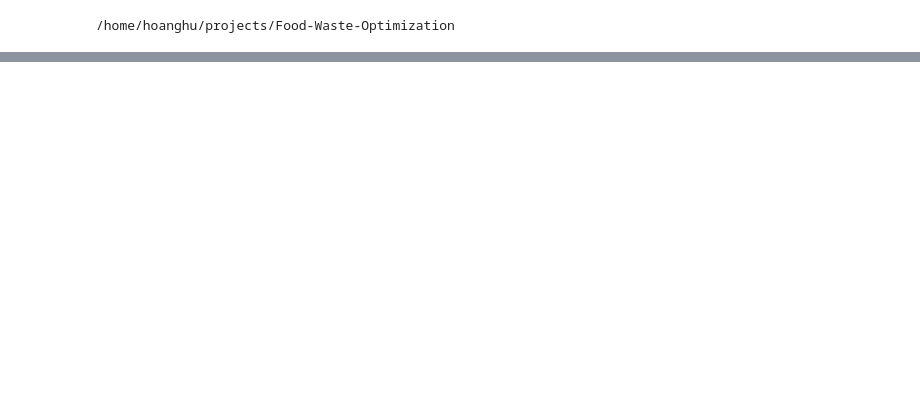
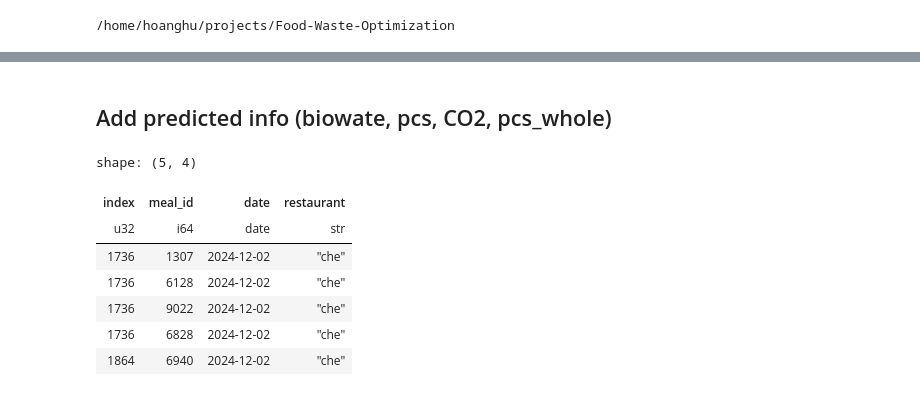
Before and after one commit to Food-Waste-Optimization/Food-Waste-Optimization, a Jupyter notebook: notebooks/phase_4/3_recommend_menus/3_recommend_menus.ipynb, the cells around one changed output, grey strips where cells are left out. Saved outputs shown, nothing was run; the diff lists cells and outputs as text; code cells hidden in the pictures; blank space fills up the shorter version.

```diff
--- a/notebooks/phase_4/3_recommend_menus/3_recommend_menus.ipynb
+++ b/notebooks/phase_4/3_recommend_menus/3_recommend_menus.ipynb
@@ -292,0 +124,20 @@ only showing top 20 rows
+# %%
+def _to_list(list1: list, list2: list):
+    return [(*x, *y) for (x, y) in product(list1, list2)]
+list_combos = []
+
+# Create combo with 2 vegan and 1 nonvegan
+list_combos.extend(_to_list(vegan_combo2, notvegan_combo1))
+
+# Create combo with 3 vegan
+list_combos.extend(vegan_combo3)
+
+if restaurant in ["che", "exa"]:
+    # Create combo with 2 vegan and 2 nonvegan
+    list_combos.extend(_to_list(vegan_combo2, notvegan_combo2))
+
+    # Create combo with 3 vegan and 1 nonvegan
+    list_combos.extend(_to_list(vegan_combo3, notvegan_combo1))
+
+    # Create combo with 4 vegan
+    list_combos.extend(vegan_combo4)
@@ -292,0 +273,2 @@ only showing top 20 rows
+# %% [markdown]
+## Add predicted info (biowate, pcs, CO2, pcs_whole)
@@ -292,0 +280,23 @@ only showing top 20 rows
+# %%
+meals_pred_info = (
+    menus_week
+    .join(weekday2date, on='weekday', how='left')
+    .filter(pl.col('meal_id') != pl.lit(-1))
+    .select(
+        'index',
+        'meal_id',
+        pl.col('date').dt.date(),
+        pl.lit(restaurant).alias('restaurant')
+    )
+)
+
+meals_pred_info.head()
+# %% [output]
+shape: (5, 4)
+| index | meal_id | date | restaurant |
+| u32 | i64 | date | str |
+| 1736 | 1307 | 2024-12-02 | "che" |
+| 1736 | 6128 | 2024-12-02 | "che" |
+| 1736 | 9022 | 2024-12-02 | "che" |
+| 1736 | 6828 | 2024-12-02 | "che" |
+| 1864 | 6940 | 2024-12-02 | "che" |
```
Also changed, not shown: parts of 51 cells of this notebook.
